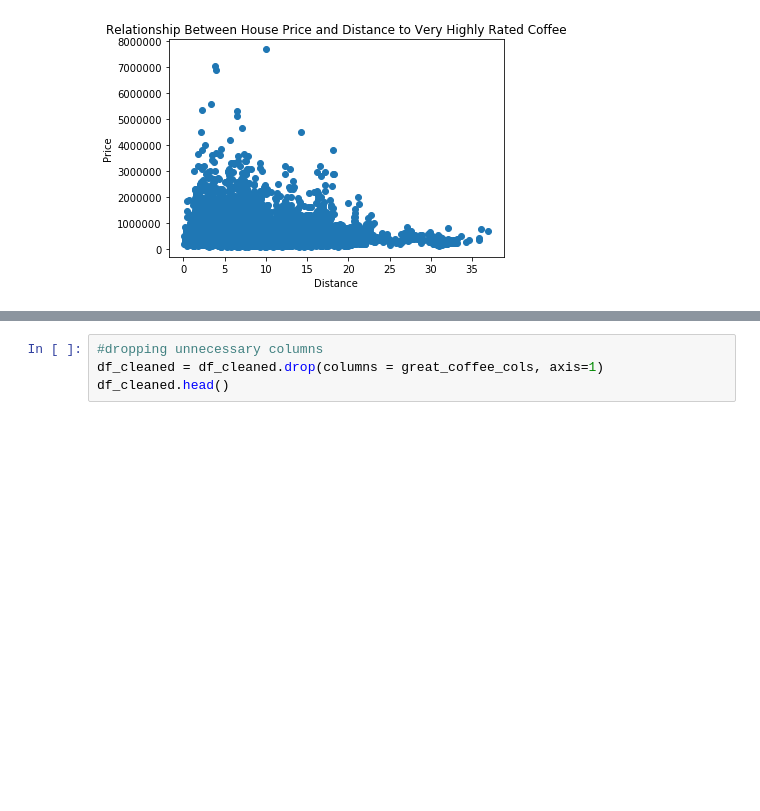
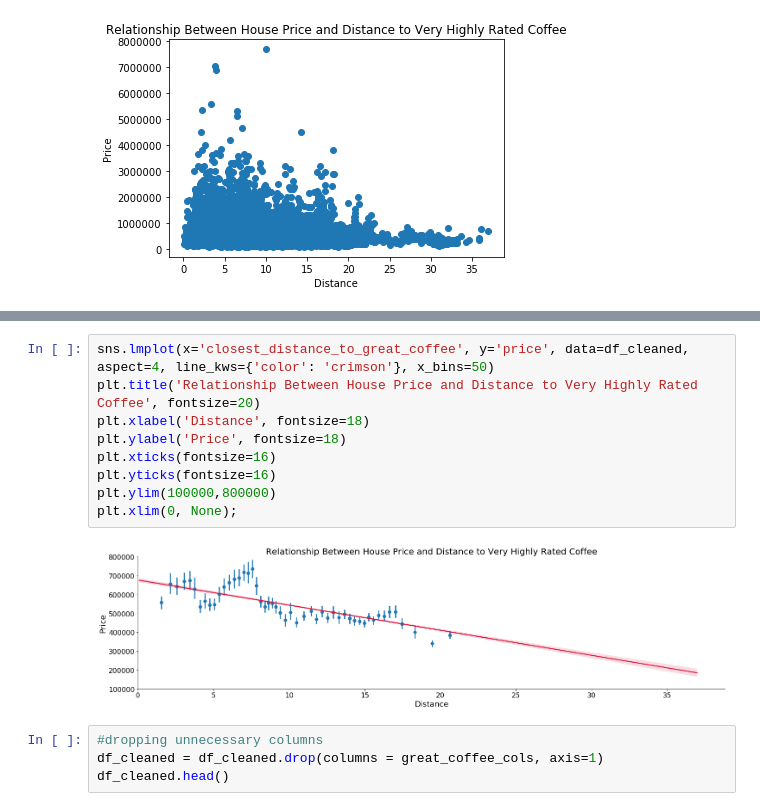
Before and after one commit to dtunnicliffe/house-price-regression-project, a Jupyter notebook: business_problem_and_data_understanding.ipynb, the cells around one changed output, grey strips where cells are left out. Cells and saved outputs as stored; diff of their text form; blank space fills up the shorter version.

```diff
--- a/business_problem_and_data_understanding.ipynb
+++ b/business_problem_and_data_understanding.ipynb
@@ -826,3 +843,14 @@ plt.ylabel('Price');
+# %%
+sns.lmplot(x='closest_distance_to_great_coffee', y='price', data=df_cleaned, aspect=4, line_kws={'color': 'crimson'}, x_bins=50)
+plt.title('Relationship Between House Price and Distance to Very Highly Rated Coffee', fontsize=20)
+plt.xlabel('Distance', fontsize=18)
+plt.ylabel('Price', fontsize=18)
+plt.xticks(fontsize=16)
+plt.yticks(fontsize=16)
+plt.ylim(100000,800000)
+plt.xlim(0, None);
+# %% [output]
+[figure, added]
 # %%
 #dropping unnecessary columns
 df_cleaned = df_cleaned.drop(columns = great_coffee_cols, axis=1)
```
Also changed, not shown: parts of 5 cells of this notebook, 10 other files.
